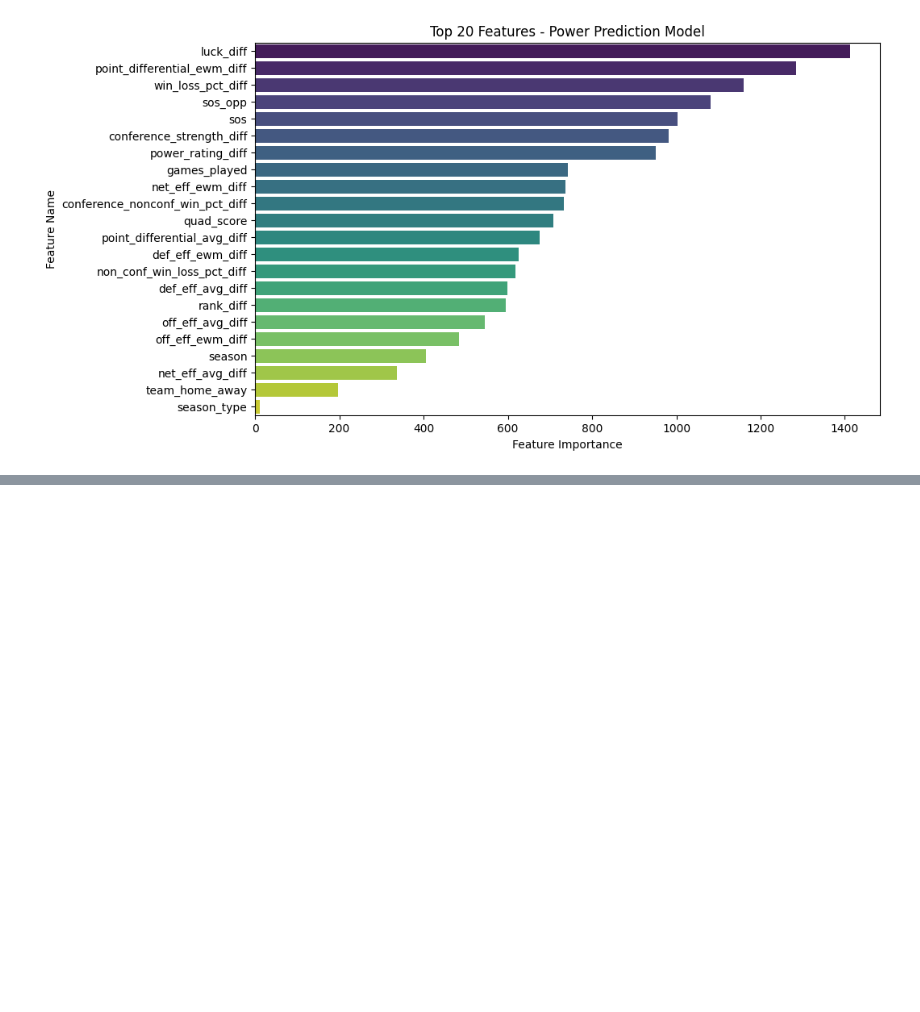
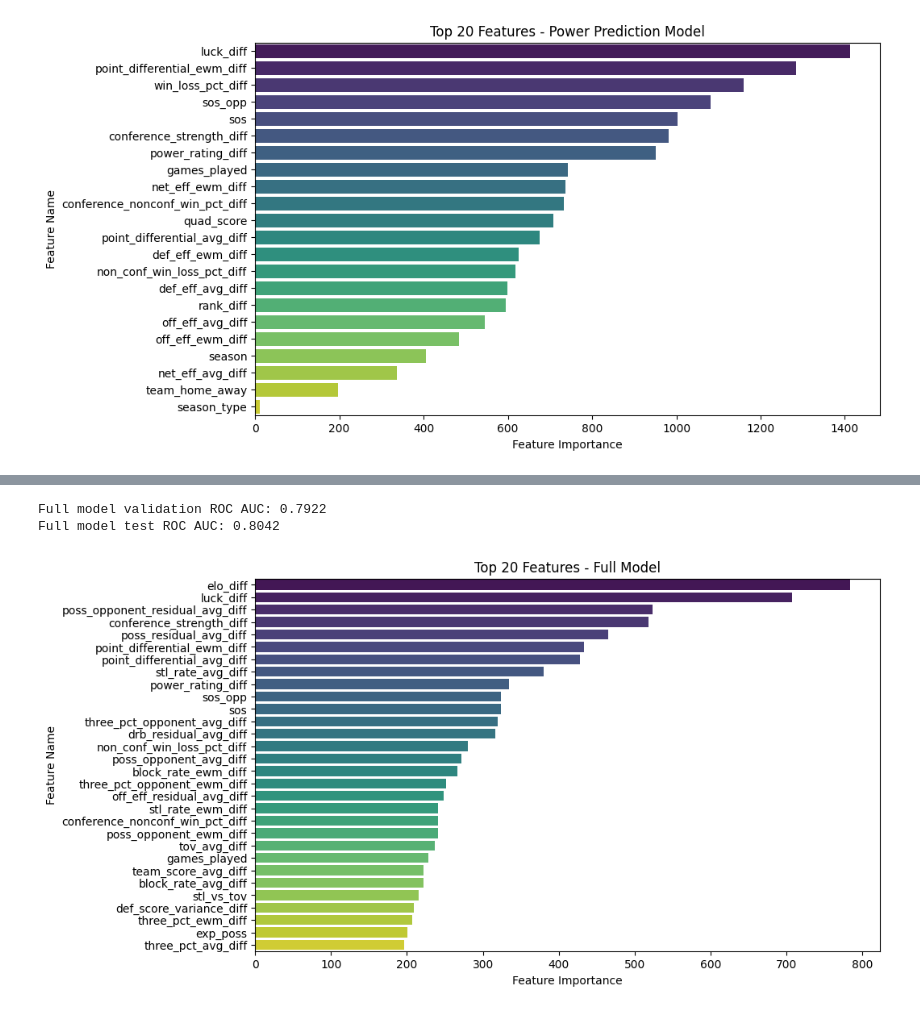
Before and after one commit to AJohnston35/March-Madness, a Jupyter notebook: Game Predictions/test_features.ipynb, the cells around one changed output, grey strips where cells are left out. Cells and saved outputs as stored; diff of their text form; code cells hidden in the pictures; blank space fills up the shorter version.

```diff
--- a/Game Predictions/test_features.ipynb
+++ b/Game Predictions/test_features.ipynb
@@ -391,0 +404,36 @@ Final holdout test ROC AUC: 0.8021
+# %%
+# Improved model parameters for better generalization and handling nonlinearity
+params = dict(
+    objective="binary",
+    boosting_type="gbdt",
+    learning_rate=0.04,           # Slower learning rate for more robust learning
+    n_estimators=2000,             # More trees to compensate for lower learning rate
+    max_depth=7,                   # Slightly deeper trees to fit more complex patterns
+    num_leaves=96,                # More leaves to capture nonlinearity
+    min_child_samples=50,          # Reduce overfitting, but not too high to retain learning small data regions
+    feature_fraction=0.85,         # Try more features per tree
+    bagging_fraction=0.85,         # Slightly more bagging for generalization
+    bagging_freq=1,
+    lambda_l1=1.0,                 # Slightly stronger L1 to encourage sparsity
+    lambda_l2=6.0,                 # Slightly stronger L2 for regularization
+    min_gain_to_split=0.005,       # Require a bit more information gain to split
+    random_state=42,
+    n_jobs=-1,
+    verbose=-1,
+    metric="auc",
+    early_stopping_rounds=200
+)
+
+model_stat = LGBMClassifier(**params)
+
+print("\nTraining statistical prediction model (base-train split)...")
+model.fit(
+    X_base_train,
+    y_base_train,
+    #sample_weight=base_train_sample_weights,
+    eval_set=[(X_base_train, y_base_train), (X_meta_train, y_meta_train)],
+    eval_sample_weight=[base_train_sample_weights, meta_train_sample_weights],
+    eval_names=['Base Train', 'Meta Train'],
+    eval_metric="auc",
+    callbacks=[lgb.early_stopping(stopping_rounds=200, first_metric_only=True)]
+)
@@ -391,0 +449,14 @@ Final holdout test ROC AUC: 0.8021
+# %%
+lgbm_meta_train_proba = model_stat.predict_proba(X_meta_train)[:, 1]
+lgbm_validation_proba = model_stat.predict_proba(X_validation)[:, 1]
+lgbm_proba = model_stat.predict_proba(X_test)[:, 1]
+
+print(f"Full model validation ROC AUC: {roc_auc_score(y_validation, lgbm_validation_proba):.4f}")
+print(f"Full model test ROC AUC: {roc_auc_score(y_test, lgbm_proba):.4f}")
+# %% [output]
+Full model validation ROC AUC: 0.7922
+Full model test ROC AUC: 0.8042
+# %%
+plot_feature_importance(model_stat, X_base_train, "Full Model")
+# %% [output]
+[figure, added]
```
Also changed, not shown: parts of 7 cells of this notebook, 18 other files.
